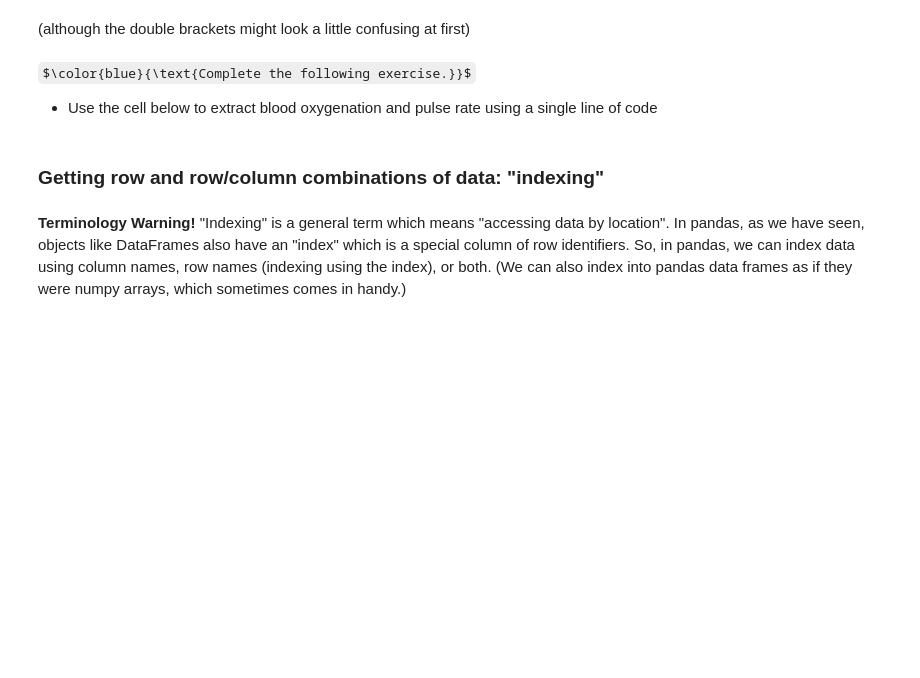
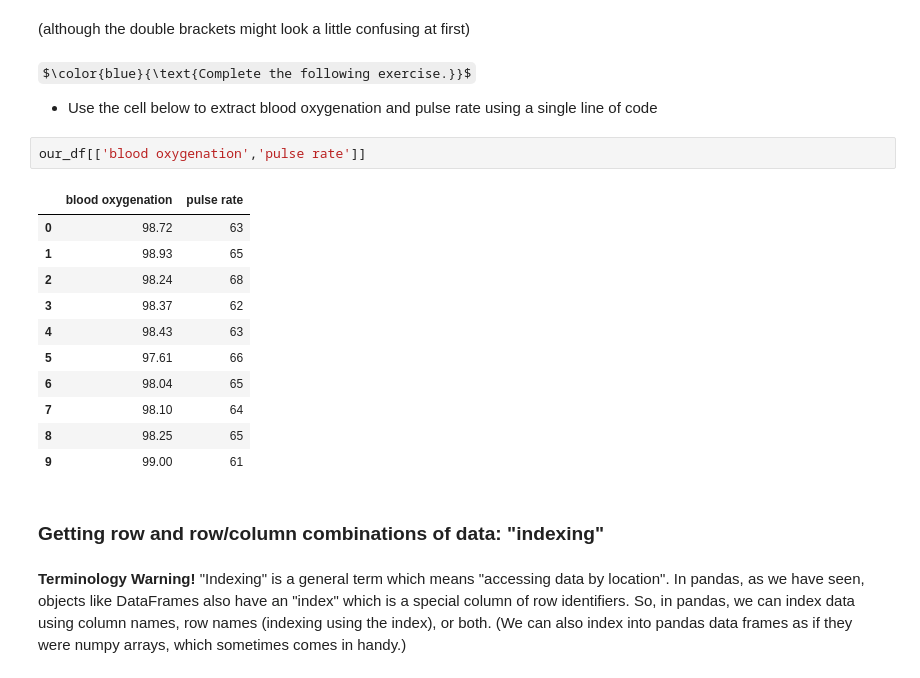
Before and after one commit to mrfrmtz/FDSPython, a Jupyter notebook: tutorial018-Pandas-Advanced-WorkingWithData.ipynb, the cells around one changed output. Saved outputs shown, nothing was run; the diff lists cells and outputs as text; some formulas as TeX source; blank space fills up the shorter version.

```diff
--- a/tutorial018-Pandas-Advanced-WorkingWithData.ipynb
+++ b/tutorial018-Pandas-Advanced-WorkingWithData.ipynb
@@ -245,6 +390,20 @@ our_df[['diastolic BP', 'systolic BP']]  # the inner brackets define our list
 $\color{blue}{\text{Complete the following exercise.}}$
 
   - Use the cell below to extract blood oxygenation and pulse rate using a single line of code
+# %%
+our_df[['blood oxygenation','pulse rate']]
+# %% [output]
+|  | blood oxygenation | pulse rate |
+| 0 | 98.72 | 63 |
+| 1 | 98.93 | 65 |
+| 2 | 98.24 | 68 |
+| 3 | 98.37 | 62 |
+| 4 | 98.43 | 63 |
+| 5 | 97.61 | 66 |
+| 6 | 98.04 | 65 |
+| 7 | 98.10 | 64 |
+| 8 | 98.25 | 65 |
+| 9 | 99.00 | 61 |
 # %% [markdown]
 ### Getting row and row/column combinations of data: "indexing"
 # %% [markdown]
```
Also changed, not shown: parts of 70 cells of this notebook, 1 other file.
